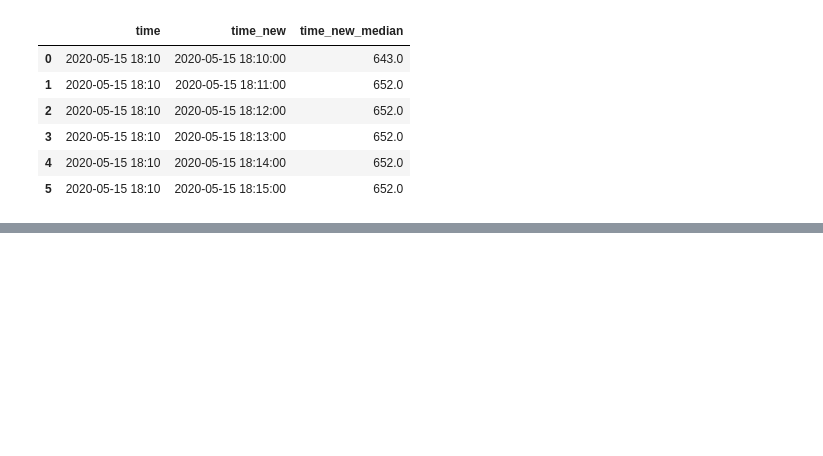
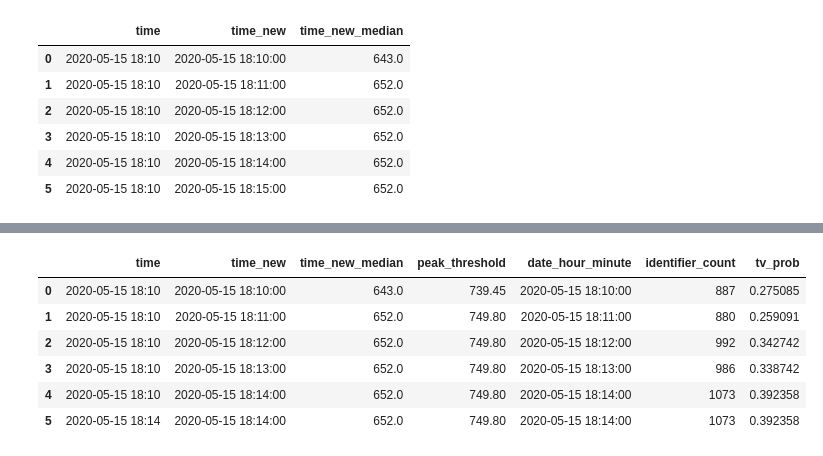
Before and after one commit to ElifKarakutukDinc/e-commerce_tv_spot_attribution_analysis, a Jupyter notebook: TV_Probability.ipynb, the cells around one changed output, grey strips where cells are left out. Drawn from its saved outputs; the diff is of its cells as text; code cells hidden in the pictures; blank space fills up the shorter version.

Commit message:
tv probability calculation has been added

```diff
--- a/TV_Probability.ipynb
+++ b/TV_Probability.ipynb
@@ -357,9 +405,18 @@ threshold_control = pd.merge(
 # %%
-threshold_control["prob"] = np.where(
+# calculating tv_probability based on visits and background noise
+threshold_control["tv_prob"] = np.where(
     threshold_control["identifier_count"] > threshold_control["peak_threshold"],
     (threshold_control["identifier_count"] - threshold_control["time_new_median"])
     / threshold_control["identifier_count"],
     0,
 )
 # %%
-threshold_control
+threshold_control.head(6)
+# %% [output]
+|  | time | time_new | time_new_median | peak_threshold | date_hour_minute | identifier_count | tv_prob |
+| 0 | 2020-05-15 18:10 | 2020-05-15 18:10:00 | 643.0 | 739.45 | 2020-05-15 18:10:00 | 887 | 0.275085 |
+| 1 | 2020-05-15 18:10 | 2020-05-15 18:11:00 | 652.0 | 749.80 | 2020-05-15 18:11:00 | 880 | 0.259091 |
+| 2 | 2020-05-15 18:10 | 2020-05-15 18:12:00 | 652.0 | 749.80 | 2020-05-15 18:12:00 | 992 | 0.342742 |
+| 3 | 2020-05-15 18:10 | 2020-05-15 18:13:00 | 652.0 | 749.80 | 2020-05-15 18:13:00 | 986 | 0.338742 |
+| 4 | 2020-05-15 18:10 | 2020-05-15 18:14:00 | 652.0 | 749.80 | 2020-05-15 18:14:00 | 1073 | 0.392358 |
+| 5 | 2020-05-15 18:14 | 2020-05-15 18:14:00 | 652.0 | 749.80 | 2020-05-15 18:14:00 | 1073 | 0.392358 |
```
Also changed, not shown: parts of 14 cells of this notebook.
